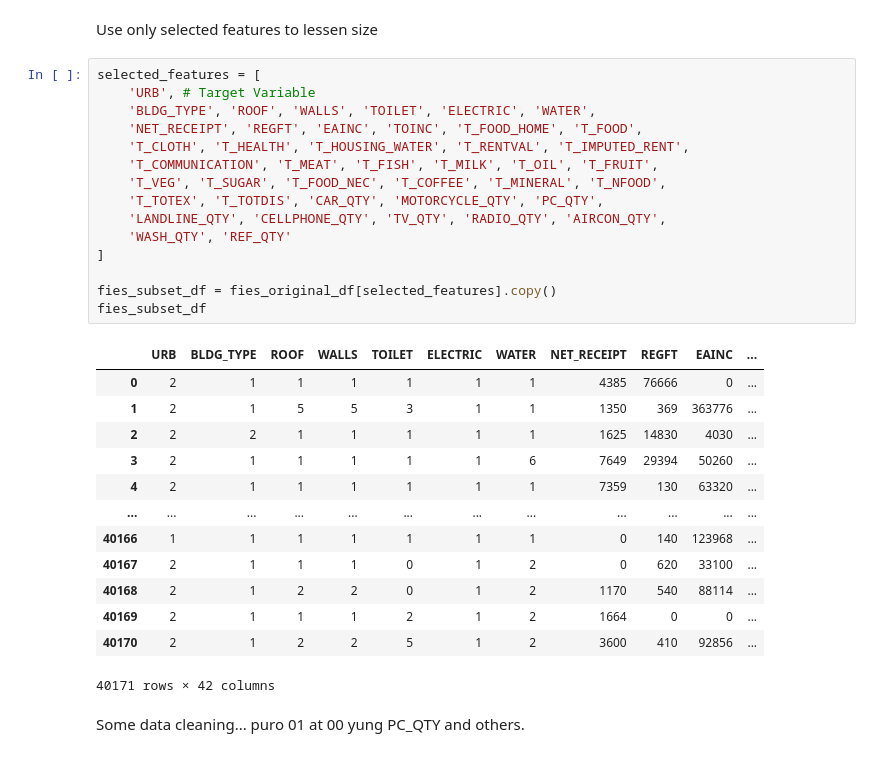
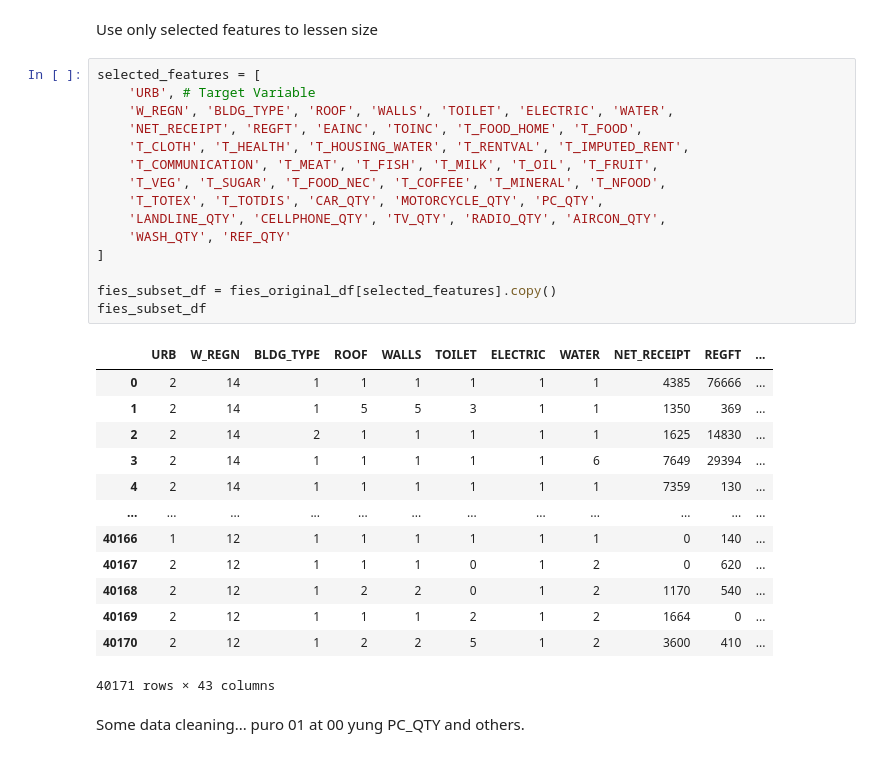
Before and after one commit to NebulaRojo9/STINTSY-MCO, a Jupyter notebook: Group2_nb.ipynb, the cells around one changed output. Saved outputs shown, nothing was run; the diff lists cells and outputs as text.

```diff
--- a/Group2_nb.ipynb
+++ b/Group2_nb.ipynb
@@ -73,32 +73,32 @@ Use only selected features to lessen size
 # %%
 selected_features = [
     'URB', # Target Variable
-    'BLDG_TYPE', 'ROOF', 'WALLS', 'TOILET', 'ELECTRIC', 'WATER',
+    'W_REGN', 'BLDG_TYPE', 'ROOF', 'WALLS', 'TOILET', 'ELECTRIC', 'WATER',
     'NET_RECEIPT', 'REGFT', 'EAINC', 'TOINC', 'T_FOOD_HOME', 'T_FOOD',
     'T_CLOTH', 'T_HEALTH', 'T_HOUSING_WATER', 'T_RENTVAL', 'T_IMPUTED_RENT',
     'T_COMMUNICATION', 'T_MEAT', 'T_FISH', 'T_MILK', 'T_OIL', 'T_FRUIT',
     'T_VEG', 'T_SUGAR', 'T_FOOD_NEC', 'T_COFFEE', 'T_MINERAL', 'T_NFOOD',
     'T_TOTEX', 'T_TOTDIS', 'CAR_QTY', 'MOTORCYCLE_QTY', 'PC_QTY',
     'LANDLINE_QTY', 'CELLPHONE_QTY', 'TV_QTY', 'RADIO_QTY', 'AIRCON_QTY',
     'WASH_QTY', 'REF_QTY'
 ]
 
 fies_subset_df = fies_original_df[selected_features].copy()
 fies_subset_df
 # %% [output]
-|  | URB | BLDG_TYPE | ROOF | WALLS | TOILET | ELECTRIC | WATER | NET_RECEIPT | REGFT | EAINC | ... |
-| 0 | 2 | 1 | 1 | 1 | 1 | 1 | 1 | 4385 | 76666 | 0 | ... |
-| 1 | 2 | 1 | 5 | 5 | 3 | 1 | 1 | 1350 | 369 | 363776 | ... |
-| 2 | 2 | 2 | 1 | 1 | 1 | 1 | 1 | 1625 | 14830 | 4030 | ... |
-| 3 | 2 | 1 | 1 | 1 | 1 | 1 | 6 | 7649 | 29394 | 50260 | ... |
-| 4 | 2 | 1 | 1 | 1 | 1 | 1 | 1 | 7359 | 130 | 63320 | ... |
+|  | URB | W_REGN | BLDG_TYPE | ROOF | WALLS | TOILET | ELECTRIC | WATER | NET_RECEIPT | REGFT | ... |
+| 0 | 2 | 14 | 1 | 1 | 1 | 1 | 1 | 1 | 4385 | 76666 | ... |
+| 1 | 2 | 14 | 1 | 5 | 5 | 3 | 1 | 1 | 1350 | 369 | ... |
+| 2 | 2 | 14 | 2 | 1 | 1 | 1 | 1 | 1 | 1625 | 14830 | ... |
+| 3 | 2 | 14 | 1 | 1 | 1 | 1 | 1 | 6 | 7649 | 29394 | ... |
+| 4 | 2 | 14 | 1 | 1 | 1 | 1 | 1 | 1 | 7359 | 130 | ... |
 | ... | ... | ... | ... | ... | ... | ... | ... | ... | ... | ... | ... |
-| 40166 | 1 | 1 | 1 | 1 | 1 | 1 | 1 | 0 | 140 | 123968 | ... |
-| 40167 | 2 | 1 | 1 | 1 | 0 | 1 | 2 | 0 | 620 | 33100 | ... |
-| 40168 | 2 | 1 | 2 | 2 | 0 | 1 | 2 | 1170 | 540 | 88114 | ... |
-| 40169 | 2 | 1 | 1 | 1 | 2 | 1 | 2 | 1664 | 0 | 0 | ... |
-| 40170 | 2 | 1 | 2 | 2 | 5 | 1 | 2 | 3600 | 410 | 92856 | ... |
+| 40166 | 1 | 12 | 1 | 1 | 1 | 1 | 1 | 1 | 0 | 140 | ... |
+| 40167 | 2 | 12 | 1 | 1 | 1 | 0 | 1 | 2 | 0 | 620 | ... |
+| 40168 | 2 | 12 | 1 | 2 | 2 | 0 | 1 | 2 | 1170 | 540 | ... |
+| 40169 | 2 | 12 | 1 | 1 | 1 | 2 | 1 | 2 | 1664 | 0 | ... |
+| 40170 | 2 | 12 | 1 | 2 | 2 | 5 | 1 | 2 | 3600 | 410 | ... |
-40171 rows × 42 columns
+40171 rows × 43 columns
 # %% [markdown]
 Some data cleaning... puro 01 at 00 yung PC_QTY and others.
 # %%
```
Also changed, not shown: parts of 11 cells of this notebook.
